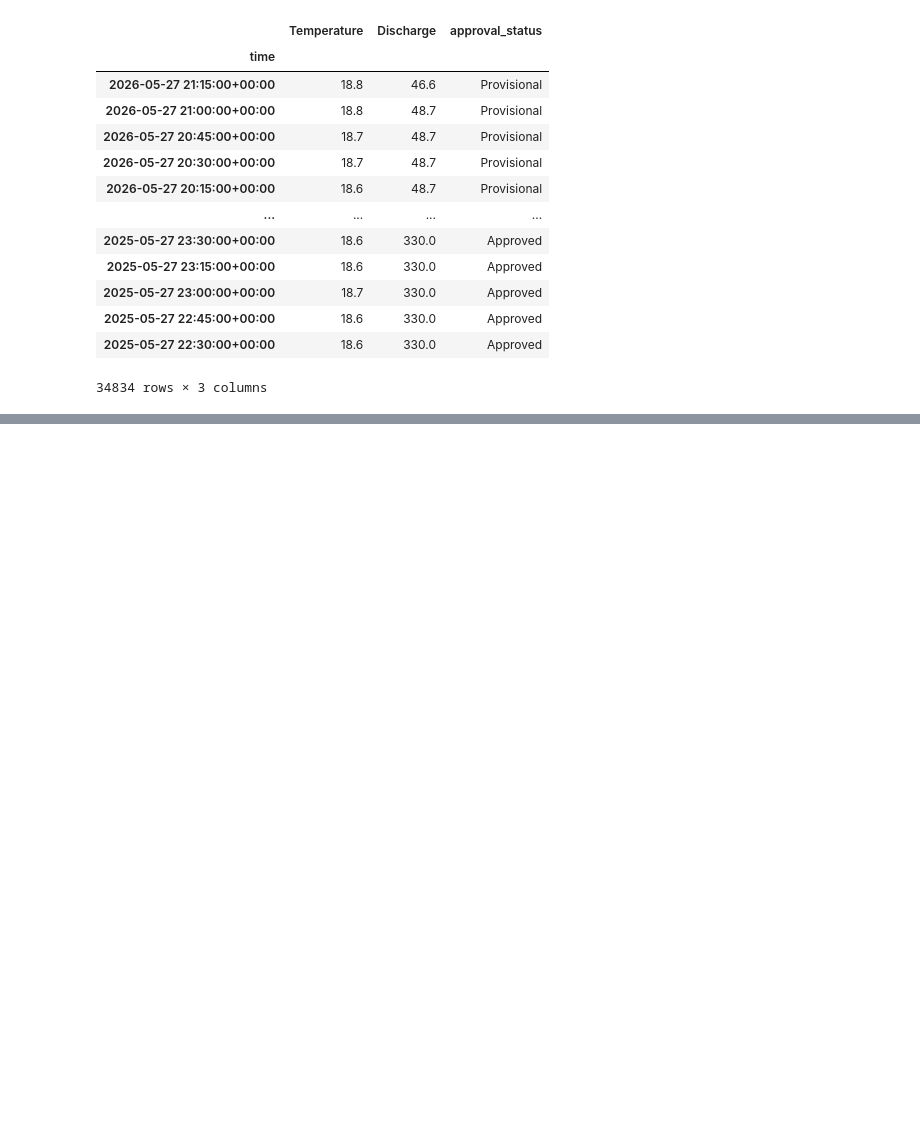
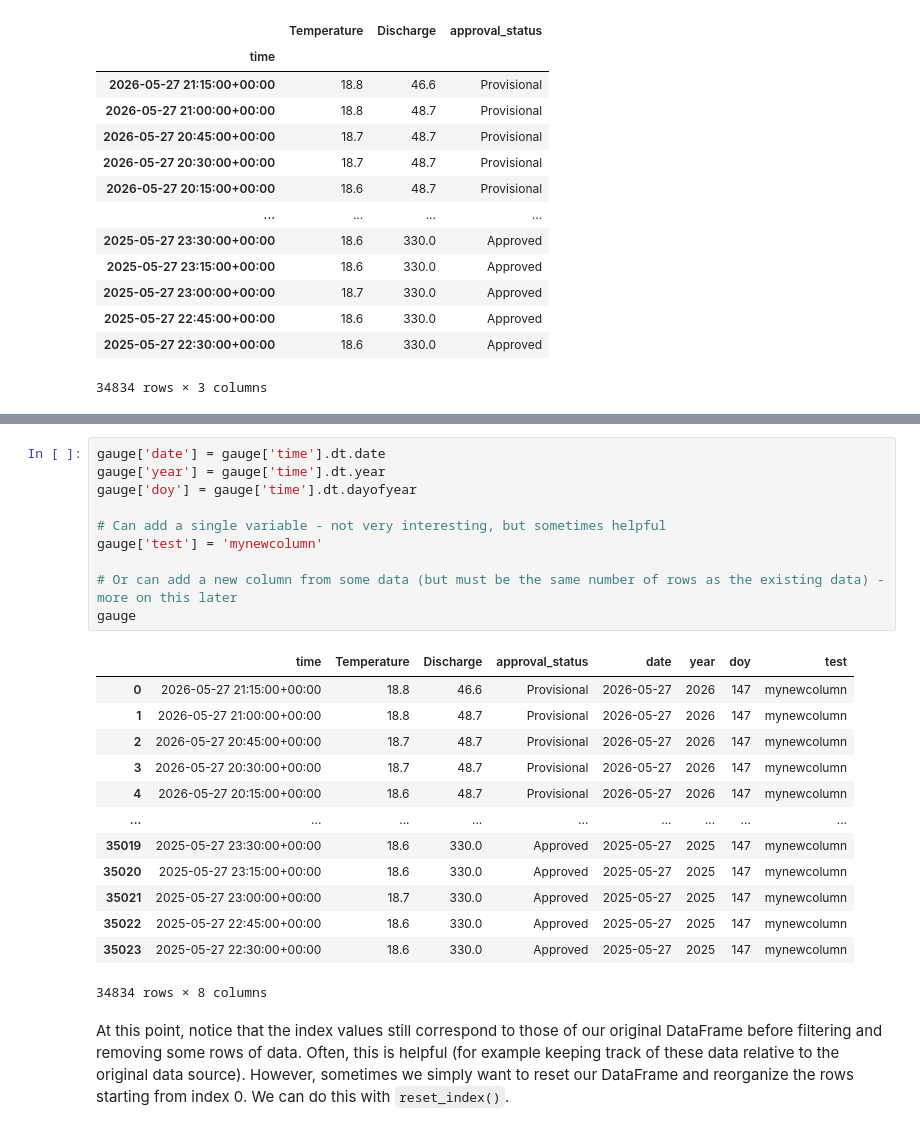
Before and after one commit to NASA-SARP/2026-Coding-Alex, a Jupyter notebook: lessons/02_tabular_data.ipynb, the cells around one changed output, grey strips where cells are left out. Drawn from its saved outputs; the diff is of its cells as text; blank space fills up the shorter version.

```diff
--- a/lessons/02_tabular_data.ipynb
+++ b/lessons/02_tabular_data.ipynb
@@ -628,0 +826,26 @@ Name: count, Length: 267, dtype: int64
+# %%
+gauge['date'] = gauge['time'].dt.date
+gauge['year'] = gauge['time'].dt.year
+gauge['doy'] = gauge['time'].dt.dayofyear
+
+# Can add a single variable - not very interesting, but sometimes helpful
+gauge['test'] = 'mynewcolumn'
+
+# Or can add a new column from some data (but must be the same number of rows as the existing data) - more on this later
+gauge
+# %% [output]
+|  | time | Temperature | Discharge | approval_status | date | year | doy | test |
+| 0 | 2026-05-27 21:15:00+00:00 | 18.8 | 46.6 | Provisional | 2026-05-27 | 2026 | 147 | mynewcolumn |
+| 1 | 2026-05-27 21:00:00+00:00 | 18.8 | 48.7 | Provisional | 2026-05-27 | 2026 | 147 | mynewcolumn |
+| 2 | 2026-05-27 20:45:00+00:00 | 18.7 | 48.7 | Provisional | 2026-05-27 | 2026 | 147 | mynewcolumn |
+| 3 | 2026-05-27 20:30:00+00:00 | 18.7 | 48.7 | Provisional | 2026-05-27 | 2026 | 147 | mynewcolumn |
+| 4 | 2026-05-27 20:15:00+00:00 | 18.6 | 48.7 | Provisional | 2026-05-27 | 2026 | 147 | mynewcolumn |
+| ... | ... | ... | ... | ... | ... | ... | ... | ... |
+| 35019 | 2025-05-27 23:30:00+00:00 | 18.6 | 330.0 | Approved | 2025-05-27 | 2025 | 147 | mynewcolumn |
+| 35020 | 2025-05-27 23:15:00+00:00 | 18.6 | 330.0 | Approved | 2025-05-27 | 2025 | 147 | mynewcolumn |
+| 35021 | 2025-05-27 23:00:00+00:00 | 18.7 | 330.0 | Approved | 2025-05-27 | 2025 | 147 | mynewcolumn |
+| 35022 | 2025-05-27 22:45:00+00:00 | 18.6 | 330.0 | Approved | 2025-05-27 | 2025 | 147 | mynewcolumn |
+| 35023 | 2025-05-27 22:30:00+00:00 | 18.6 | 330.0 | Approved | 2025-05-27 | 2025 | 147 | mynewcolumn |
+34834 rows × 8 columns
+# %% [markdown]
+At this point, notice that the index values still correspond to those of our original DataFrame before filtering and removing some rows of data. Often, this is helpful (for example keeping track of these data relative to the original data source). However, sometimes we simply want to reset our DataFrame and reorganize the rows starting from index 0. We can do this with `reset_index()`.
```
Also changed, not shown: parts of 57 cells of this notebook, 1 other file.
